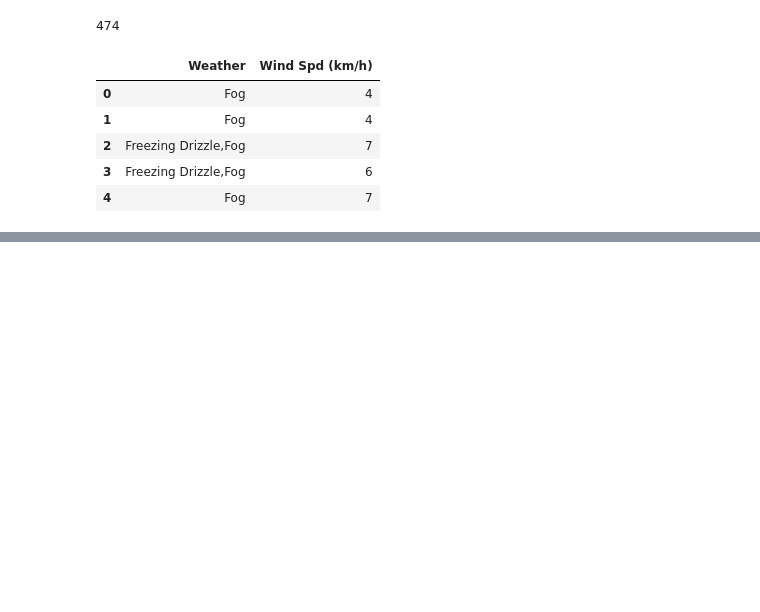
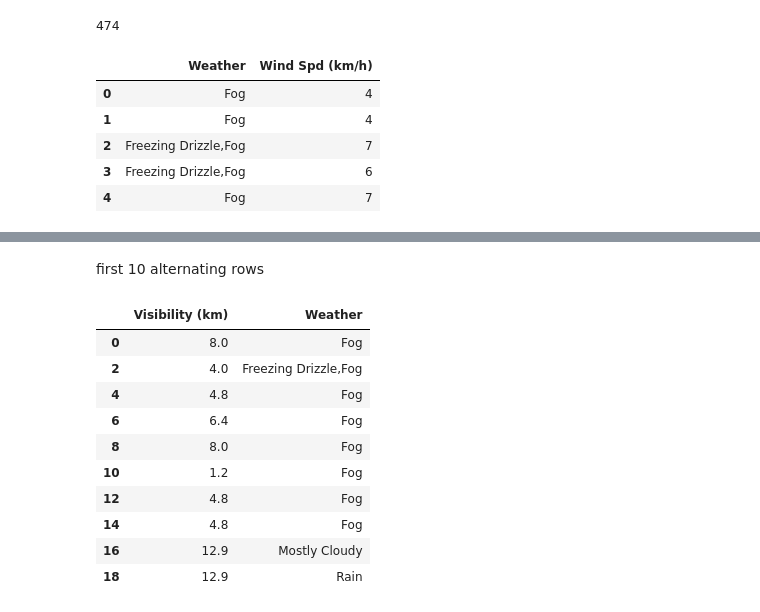
Before and after one commit to prkhare/python_course, a Jupyter notebook: 4. Python Advance/myfirstpandas.ipynb, the cells around one changed output, grey strips where cells are left out. Cells and saved outputs as stored; diff of their text form; code cells hidden in the pictures; blank space fills up the shorter version.

```diff
--- a/4. Python Advance/myfirstpandas.ipynb
+++ b/4. Python Advance/myfirstpandas.ipynb
@@ -289,0 +336,16 @@ df[["Weather","Wind Spd (km/h)"]].head()
+# %% [markdown]
+first 10 alternating rows
+# %%
+df[0:20:2][["Visibility (km)","Weather"]]
+# %% [output]
+|  | Visibility (km) | Weather |
+| 0 | 8.0 | Fog |
+| 2 | 4.0 | Freezing Drizzle,Fog |
+| 4 | 4.8 | Fog |
+| 6 | 6.4 | Fog |
+| 8 | 8.0 | Fog |
+| 10 | 1.2 | Fog |
+| 12 | 4.8 | Fog |
+| 14 | 4.8 | Fog |
+| 16 | 12.9 | Mostly Cloudy |
+| 18 | 12.9 | Rain |
```
Also changed, not shown: parts of 6 cells of this notebook.
